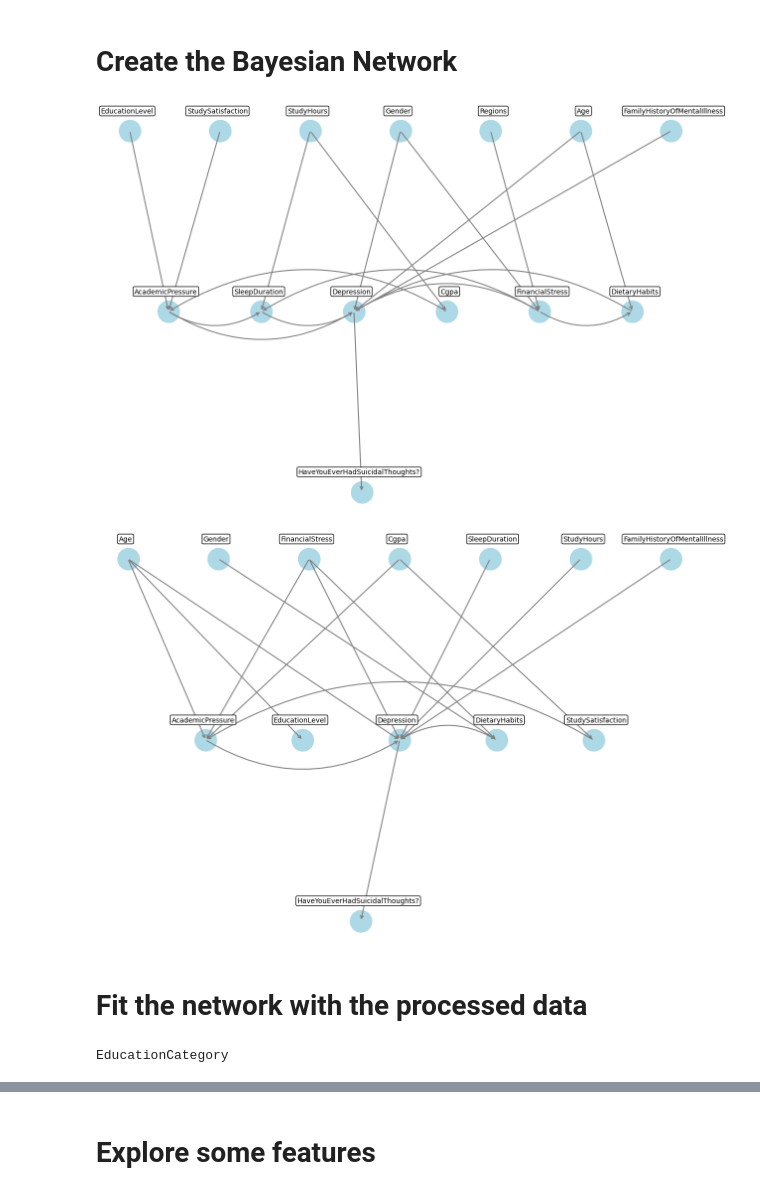
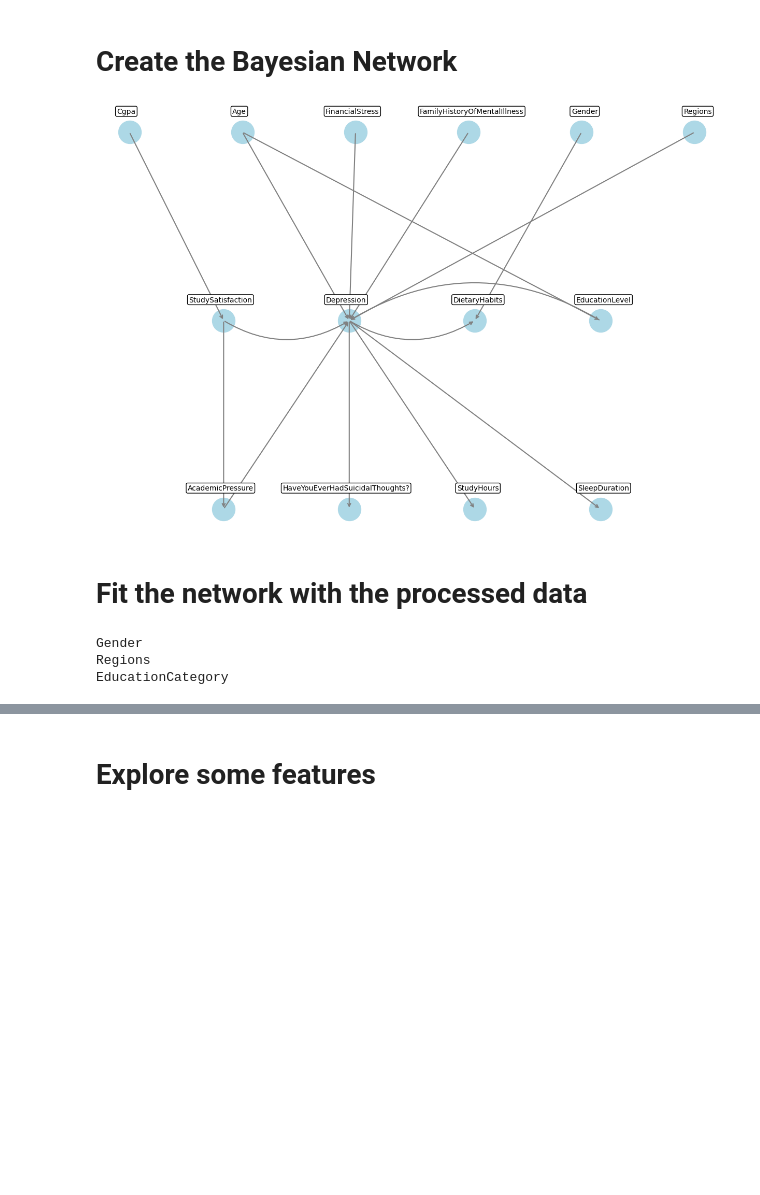
Before and after one commit to Shardyne/faikr3-project, a Jupyter notebook: Gio/network_gio.ipynb, the cells around one changed output, grey strips where cells are left out. Cells and saved outputs as stored; diff of their text form; code cells hidden in the pictures; blank space fills up the shorter version.

```diff
--- a/Gio/network_gio.ipynb
+++ b/Gio/network_gio.ipynb
@@ -66,60 +66,61 @@ network_structure1= [
 #     ("Gender", "DietaryHabits"),
 #     ("FinancialStress", "AcademicPressure"),
 #     ("FinancialStress", "Stress"),
 #     ("FinancialStress", "DietaryHabits"),
 #     ("Cgpa", "StudySatisfaction"),
 #     ("Cgpa", "AcademicPressure"),
 #     ("StudySatisfaction", "AcademicPressure"),
 #     ("AcademicPressure", "Stress"),
 #     ("SleepDuration", "Stress"),
 #     ("StudyHours", "Stress"),
 #     ("Stress", "Depression"),
 #     ("DietaryHabits", "Depression"),
 #     ("FamilyHistoryOfMentalIllness", "Depression"),
 #     ("Depression", "HaveYouEverHadSuicidalThoughts?")
 # ]
 
 # # Network Giorgio without Stress
 network_structure = [
-    ("Age", "AcademicPressure"),
-    ("Age", "EducationLevel"),
-    ("Age", "Depression"),
-    ("Gender", "DietaryHabits"),
-    ("FinancialStress", "AcademicPressure"),
-    ("FinancialStress", "DietaryHabits"),
-    ("FinancialStress", "Depression"),
-    ("Cgpa", "StudySatisfaction"),
-    ("Cgpa", "AcademicPressure"),
-    ("StudySatisfaction", "AcademicPressure"),
-    ("AcademicPressure", "Depression"),
-    ("SleepDuration", "Depression"),
-    ("StudyHours", "Depression"),
-    ("DietaryHabits", "Depression"),
+    ("Depression","HaveYouEverHadSuicidalThoughts?"),
+    ("StudySatisfaction","AcademicPressure"),
+    ("Cgpa","StudySatisfaction"),
+    ("AcademicPressure","Depression"),
+    ("Age","EducationLevel"),
+    ("FinancialStress","Depression"),
+    ("Age","Depression"),
+    ("Depression","DietaryHabits"),
+    ("Depression","StudyHours"),
+    ("EducationLevel", "Depression"),
+    ("Depression", "SleepDuration"),
     ("FamilyHistoryOfMentalIllness", "Depression"),
-    ("Depression", "HaveYouEverHadSuicidalThoughts?")
+    ("Gender","DietaryHabits"),
+    ("StudySatisfaction", "Depression"),
+    ("Regions", "Depression")
+
 ]
 
 BN=BayesianNetwork(network_structure)
 BN1=BayesianNetwork(network_structure1)
 
 # Plot its graph
-G = nx.DiGraph()
-G.add_edges_from(BN1.edges())
-pos = hierarchical_layout(G, horizontal_spacing=3.0)
-draw_graph(G, pos)
+#G = nx.DiGraph()
+#G.add_edges_from(BN1.edges())
+#pos = hierarchical_layout(G, horizontal_spacing=3.0)
+#draw_graph(G, pos)
 G = nx.DiGraph()
 G.add_edges_from(BN.edges())
 pos = hierarchical_layout(G, horizontal_spacing=3.0)
 draw_graph(G, pos)
 # %% [output]
-[figure, old version]
+[figure, new version]
-[figure, removed]
 # %% [markdown]
 # Fit the network with the processed data
 # %%
 for c in data.columns:
-    if c not in BN1.nodes() : print(c)
+    if c not in BN.nodes() : print(c)
 # %% [output]
+Gender
+Regions
 EducationCategory
 # %%
 from pgmpy.estimators import MaximumLikelihoodEstimator, ExpectationMaximization, BayesianEstimator
```
Also changed, not shown: parts of 9 cells of this notebook, 1 other file.
